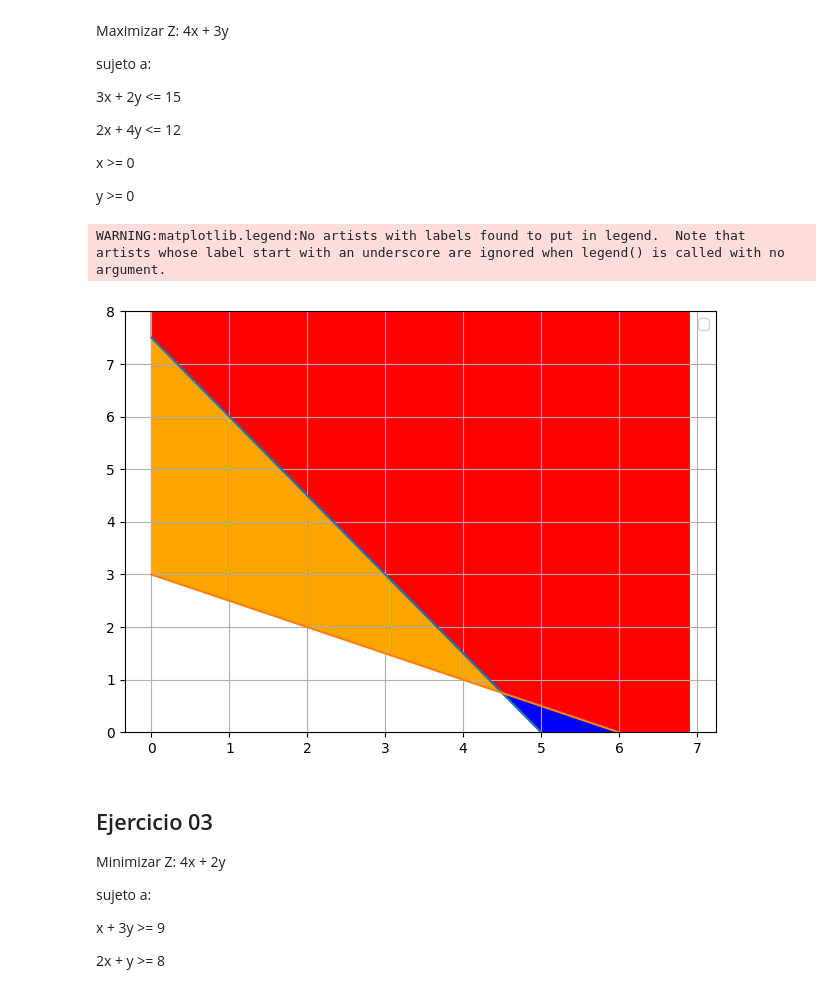
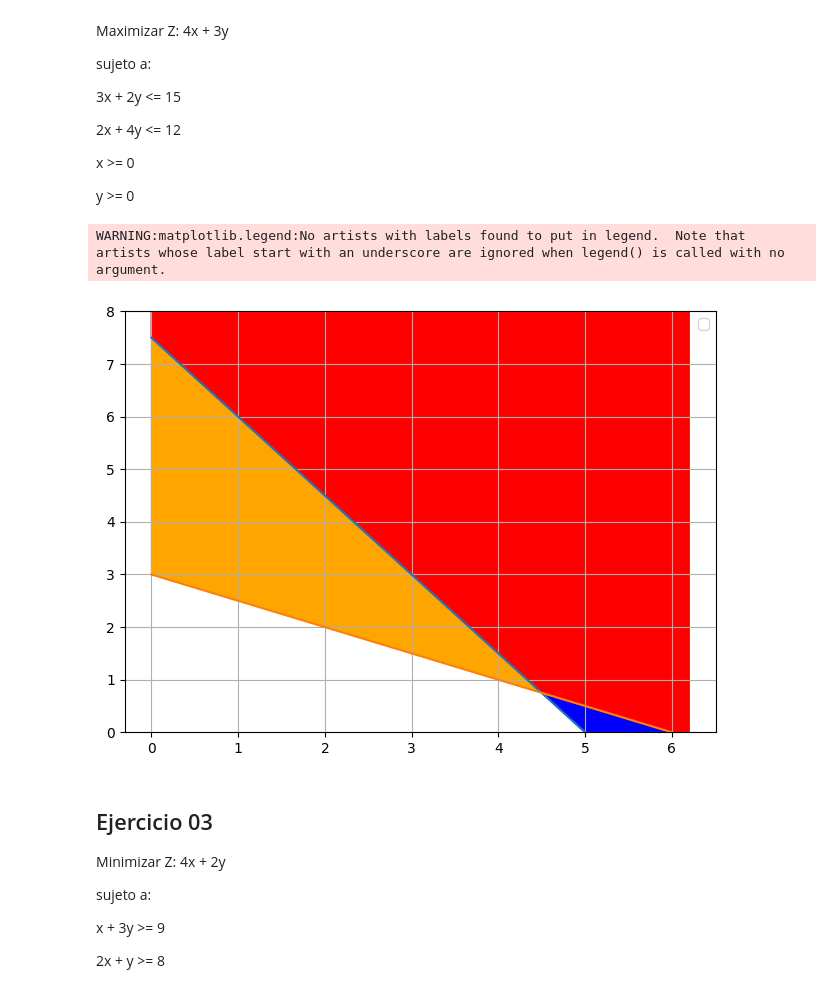
Before and after one commit to santiagoramosg/Fundamentos-de-optimizacion-lineal, a Jupyter notebook: Taller_00_solución_gráfica_de_problemas_de_optimización_lineal.ipynb, the cells around one changed output. Saved outputs shown, nothing was run; the diff lists cells and outputs as text; code cells hidden in the pictures.

```diff
--- a/Taller_00_solución_gráfica_de_problemas_de_optimización_lineal.ipynb
+++ b/Taller_00_solución_gráfica_de_problemas_de_optimización_lineal.ipynb
@@ -424,35 +424,35 @@ def max_entre_expresiones(dominio):
   for x in dominio:
     y1 = (15-3*x)/2
     y2 = (12-2*x)/4
     maximos.append(max(y1, y2))
   return maximos
 
 #rango de la cuadricula
-x= np.arange(0, 7, 0.1)
+x= np.arange(0, 6.3, 0.1)
 plt.ylim(0, 8)
 #llama maximo valor
 max_valor = max_entre_expresiones(x)
 
 #funciones y sus graficas
 y1=(15-3*x)/2
 y2=(12-2*x)/4
 y3=14
 plt.plot(x,y1)
 plt.plot(x,y2)
 
 #relleno de graficas
 plt.fill_between(x, y1, y3, color='blue')
 plt.fill_between(x, y2, y3, color='orange')
 plt.fill_between(x, max_valor, y3, color='red')
 
 #muestra en pantalla y configuracionde cuadricula
 plt.tight_layout()
 plt.legend()
 plt.grid(True)
 plt.show()
 # %% [output]
 WARNING:matplotlib.legend:No artists with labels found to put in legend.  Note that artists whose label start with an underscore are ignored when legend() is called with no argument.
-[figure, old version]
+[figure, new version]
 # %% [markdown]
 ## Ejercicio 03
 
```
Also changed, not shown: parts of 13 cells of this notebook.
